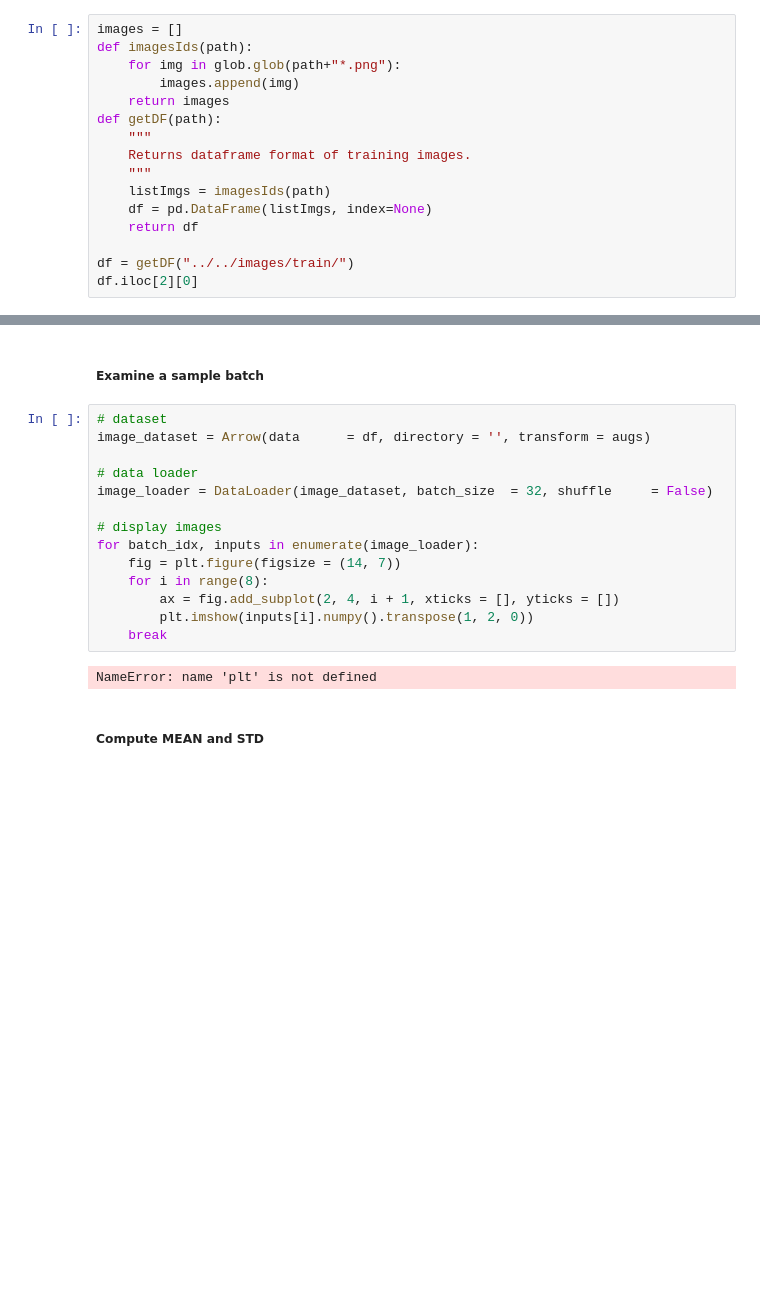
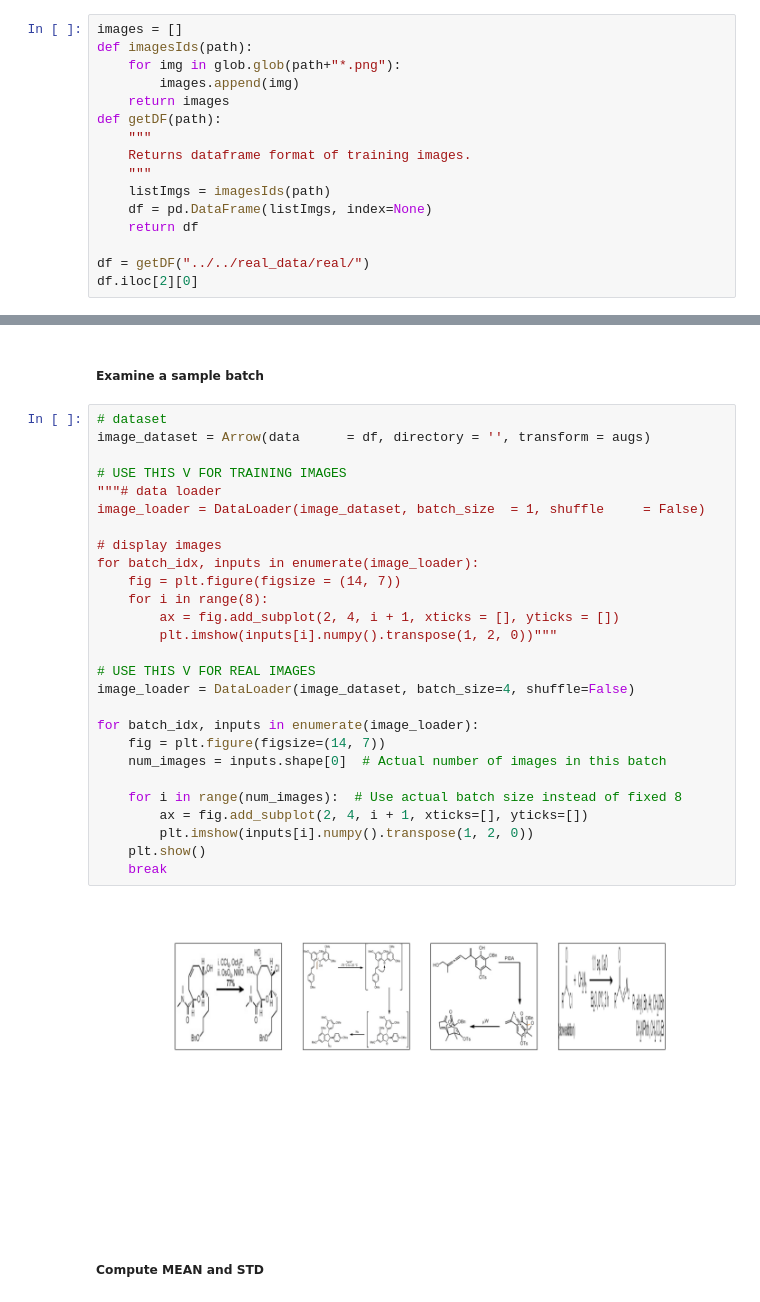
Before and after one commit to Brachingo/OChemR, a Jupyter notebook: arrow_78/data/metrics_data.ipynb, the cells around one changed output, grey strips where cells are left out. Saved outputs shown, nothing was run; the diff lists cells and outputs as text; blank space fills up the shorter version.

```diff
--- a/arrow_78/data/metrics_data.ipynb
+++ b/arrow_78/data/metrics_data.ipynb
@@ -29,6 +30,6 @@ def getDF(path):
     df = pd.DataFrame(listImgs, index=None)
     return df
 
-df = getDF("../../images/train/")
+df = getDF("../../real_data/real/")
 df.iloc[2][0]
 # %% [output]
@@ -57,19 +58,32 @@ augs = A.Compose([A.Resize(height = 512, width  = 512),A.Normalize(mean = (0, 0,
 # %%
 # dataset
 image_dataset = Arrow(data      = df, directory = '', transform = augs)
 
-# data loader
-image_loader = DataLoader(image_dataset, batch_size  = 32, shuffle     = False)
+# USE THIS V FOR TRAINING IMAGES
+"""# data loader
+image_loader = DataLoader(image_dataset, batch_size  = 1, shuffle     = False)
 
 # display images
 for batch_idx, inputs in enumerate(image_loader):
     fig = plt.figure(figsize = (14, 7))
     for i in range(8):
         ax = fig.add_subplot(2, 4, i + 1, xticks = [], yticks = [])
+        plt.imshow(inputs[i].numpy().transpose(1, 2, 0))"""
+
+# USE THIS V FOR REAL IMAGES
+image_loader = DataLoader(image_dataset, batch_size=4, shuffle=False)
+
+for batch_idx, inputs in enumerate(image_loader):
+    fig = plt.figure(figsize=(14, 7))
+    num_images = inputs.shape[0]  # Actual number of images in this batch
+
+    for i in range(num_images):  # Use actual batch size instead of fixed 8
+        ax = fig.add_subplot(2, 4, i + 1, xticks=[], yticks=[])
         plt.imshow(inputs[i].numpy().transpose(1, 2, 0))
+    plt.show()
     break
 # %% [output]
-NameError: name 'plt' is not defined
+[figure, added]
 # %% [markdown]
 ##### Compute MEAN and STD
 # %%
```
Also changed, not shown: parts of 4 cells of this notebook, 41 other files.
